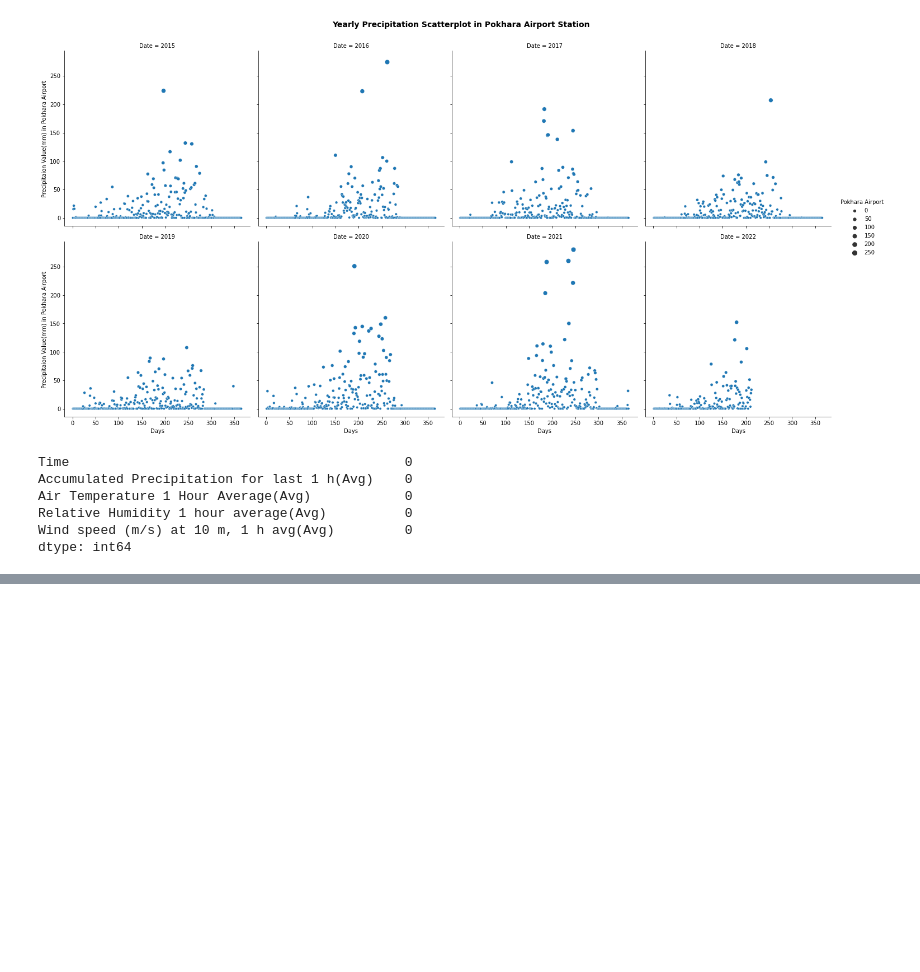
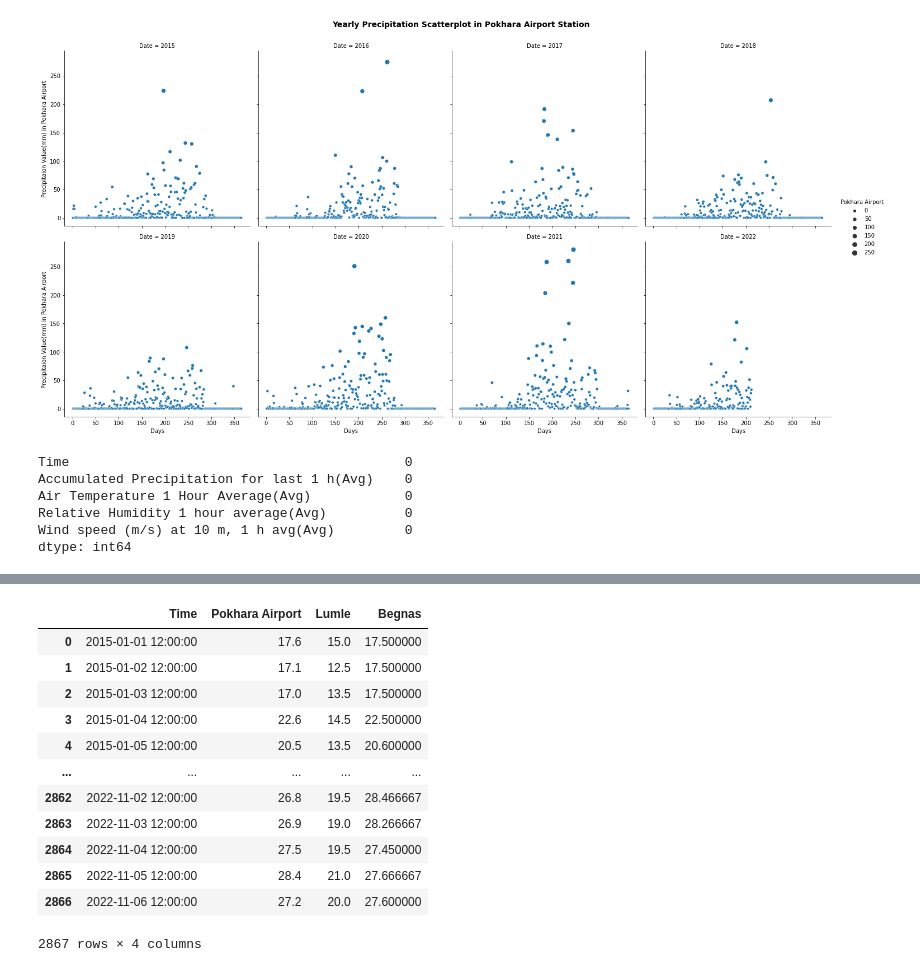
Before and after one commit to supathdhitalGEO/Weather-Forecasting, a Jupyter notebook: visualization/visualization.ipynb, the cells around one changed output, grey strips where cells are left out. Cells and saved outputs as stored; diff of their text form; code cells hidden in the pictures; blank space fills up the shorter version.

```diff
--- a/visualization/visualization.ipynb
+++ b/visualization/visualization.ipynb
@@ -168,0 +174,4 @@ yearly=y.reset_index()
+# %%
+#insearting the dataframe of temperature
+dataframe=pd.read_csv('./MaxTempr.csv')
+dataframe.head()
@@ -168,0 +185,17 @@ yearly=y.reset_index()
+# %%
+dataframe['Time']=pd.to_datetime(dataframe['Time'])
+dataframe
+# %% [output]
+|  | Time | Pokhara Airport | Lumle | Begnas |
+| 0 | 2015-01-01 12:00:00 | 17.6 | 15.0 | 17.500000 |
+| 1 | 2015-01-02 12:00:00 | 17.1 | 12.5 | 17.500000 |
+| 2 | 2015-01-03 12:00:00 | 17.0 | 13.5 | 17.500000 |
+| 3 | 2015-01-04 12:00:00 | 22.6 | 14.5 | 22.500000 |
+| 4 | 2015-01-05 12:00:00 | 20.5 | 13.5 | 20.600000 |
+| ... | ... | ... | ... | ... |
+| 2862 | 2022-11-02 12:00:00 | 26.8 | 19.5 | 28.466667 |
+| 2863 | 2022-11-03 12:00:00 | 26.9 | 19.0 | 28.266667 |
+| 2864 | 2022-11-04 12:00:00 | 27.5 | 19.5 | 27.450000 |
+| 2865 | 2022-11-05 12:00:00 | 28.4 | 21.0 | 27.666667 |
+| 2866 | 2022-11-06 12:00:00 | 27.2 | 20.0 | 27.600000 |
+2867 rows × 4 columns
```
Also changed, not shown: parts of 18 cells of this notebook, 8 other files.
